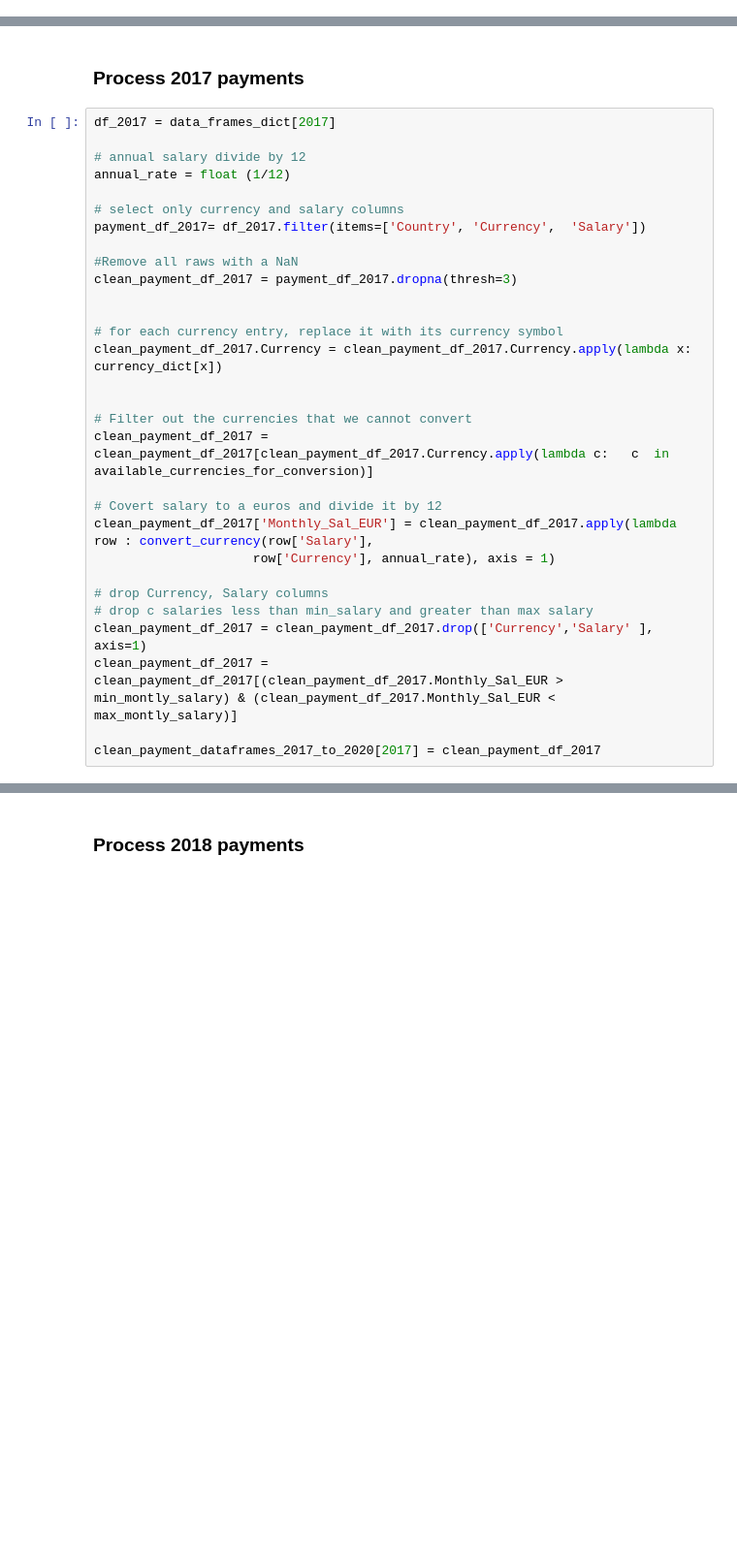
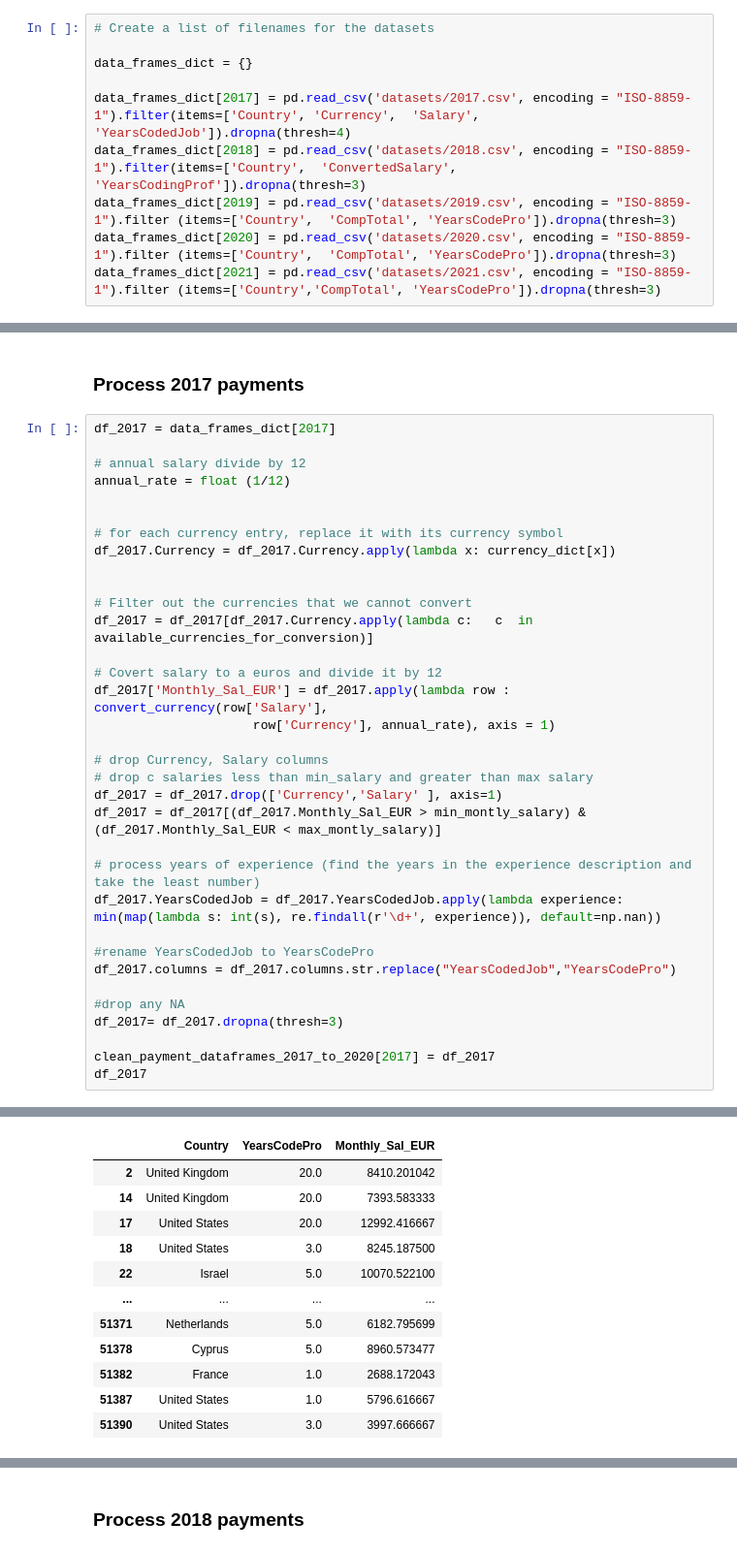
Before and after one commit to developergakuo/information-Visualisation-Group-7-Assignment-, a Jupyter notebook: income_in_ueros_per_country.ipynb, the cells around one changed output, grey strips where cells are left out. Shown: that part at 97% size. Drawn from its saved outputs; the diff is of its cells as text; blank space fills up the shorter version.

```diff
--- a/income_in_ueros_per_country.ipynb
+++ b/income_in_ueros_per_country.ipynb
@@ -21,3 +10,13 @@ for year, df in zip (years,data_frames):
+# %%
+# Create a list of filenames for the datasets
+
+data_frames_dict = {}
+
+data_frames_dict[2017] = pd.read_csv('datasets/2017.csv', encoding = "ISO-8859-1").filter(items=['Country', 'Currency',  'Salary', 'YearsCodedJob']).dropna(thresh=4)
+data_frames_dict[2018] = pd.read_csv('datasets/2018.csv', encoding = "ISO-8859-1").filter(items=['Country',  'ConvertedSalary', 'YearsCodingProf']).dropna(thresh=3)
+data_frames_dict[2019] = pd.read_csv('datasets/2019.csv', encoding = "ISO-8859-1").filter (items=['Country',  'CompTotal', 'YearsCodePro']).dropna(thresh=3)
+data_frames_dict[2020] = pd.read_csv('datasets/2020.csv', encoding = "ISO-8859-1").filter (items=['Country',  'CompTotal', 'YearsCodePro']).dropna(thresh=3)
+data_frames_dict[2021] = pd.read_csv('datasets/2021.csv', encoding = "ISO-8859-1").filter (items=['Country','CompTotal', 'YearsCodePro']).dropna(thresh=3)
 # %% [markdown]
 # Section 1: Salary preprocessing
 # %% [markdown]
@@ -114,27 +109,32 @@ df_2017 = data_frames_dict[2017]
 # annual salary divide by 12
 annual_rate = float (1/12)
 
-# select only currency and salary columns
-payment_df_2017= df_2017.filter(items=['Country', 'Currency',  'Salary'])
-
-#Remove all raws with a NaN
-clean_payment_df_2017 = payment_df_2017.dropna(thresh=3)
-
 
 # for each currency entry, replace it with its currency symbol
-clean_payment_df_2017.Currency = clean_payment_df_2017.Currency.apply(lambda x: currency_dict[x])
+df_2017.Currency = df_2017.Currency.apply(lambda x: currency_dict[x])
 
 
 # Filter out the currencies that we cannot convert
-clean_payment_df_2017 = clean_payment_df_2017[clean_payment_df_2017.Currency.apply(lambda c:   c  in available_currencies_for_conversion)]
+df_2017 = df_2017[df_2017.Currency.apply(lambda c:   c  in available_currencies_for_conversion)]
 
 # Covert salary to a euros and divide it by 12
-clean_payment_df_2017['Monthly_Sal_EUR'] = clean_payment_df_2017.apply(lambda row : convert_currency(row['Salary'],
+df_2017['Monthly_Sal_EUR'] = df_2017.apply(lambda row : convert_currency(row['Salary'],
                      row['Currency'], annual_rate), axis = 1)
 
 # drop Currency, Salary columns
 # drop c salaries less than min_salary and greater than max salary
-clean_payment_df_2017 = clean_payment_df_2017.drop(['Currency','Salary' ], axis=1)
-clean_payment_df_2017 = clean_payment_df_2017[(clean_payment_df_2017.Monthly_Sal_EUR > min_montly_salary) & (clean_payment_df_2017.Monthly_Sal_EUR < max_montly_salary)]
+df_2017 = df_2017.drop(['Currency','Salary' ], axis=1)
+df_2017 = df_2017[(df_2017.Monthly_Sal_EUR > min_montly_salary) & (df_2017.Monthly_Sal_EUR < max_montly_salary)]
 
-clean_payment_dataframes_2017_to_2020[2017] = clean_payment_df_2017
+# process years of experience (find the years in the experience description and take the least number)
+df_2017.YearsCodedJob = df_2017.YearsCodedJob.apply(lambda experience:   min(map(lambda s: int(s), re.findall(r'\d+', experience)), default=np.nan))
+
+#rename YearsCodedJob to YearsCodePro
+df_2017.columns = df_2017.columns.str.replace("YearsCodedJob","YearsCodePro")
+
+#drop any NA
+df_2017= df_2017.dropna(thresh=3)
+
+clean_payment_dataframes_2017_to_2020[2017] = df_2017
+df_2017
+# %% [output]
@@ -140,0 +146,12 @@ clean_payment_dataframes_2017_to_2020[2017] = clean_payment_df_2017
+|  | Country | YearsCodePro | Monthly_Sal_EUR |
+| 2 | United Kingdom | 20.0 | 8410.201042 |
+| 14 | United Kingdom | 20.0 | 7393.583333 |
+| 17 | United States | 20.0 | 12992.416667 |
+| 18 | United States | 3.0 | 8245.187500 |
+| 22 | Israel | 5.0 | 10070.522100 |
+| ... | ... | ... | ... |
+| 51371 | Netherlands | 5.0 | 6182.795699 |
+| 51378 | Cyprus | 5.0 | 8960.573477 |
+| 51382 | France | 1.0 | 2688.172043 |
+| 51387 | United States | 1.0 | 5796.616667 |
+| 51390 | United States | 3.0 | 3997.666667 |
```
Also changed, not shown: parts of 12 cells of this notebook, 14 other files.
